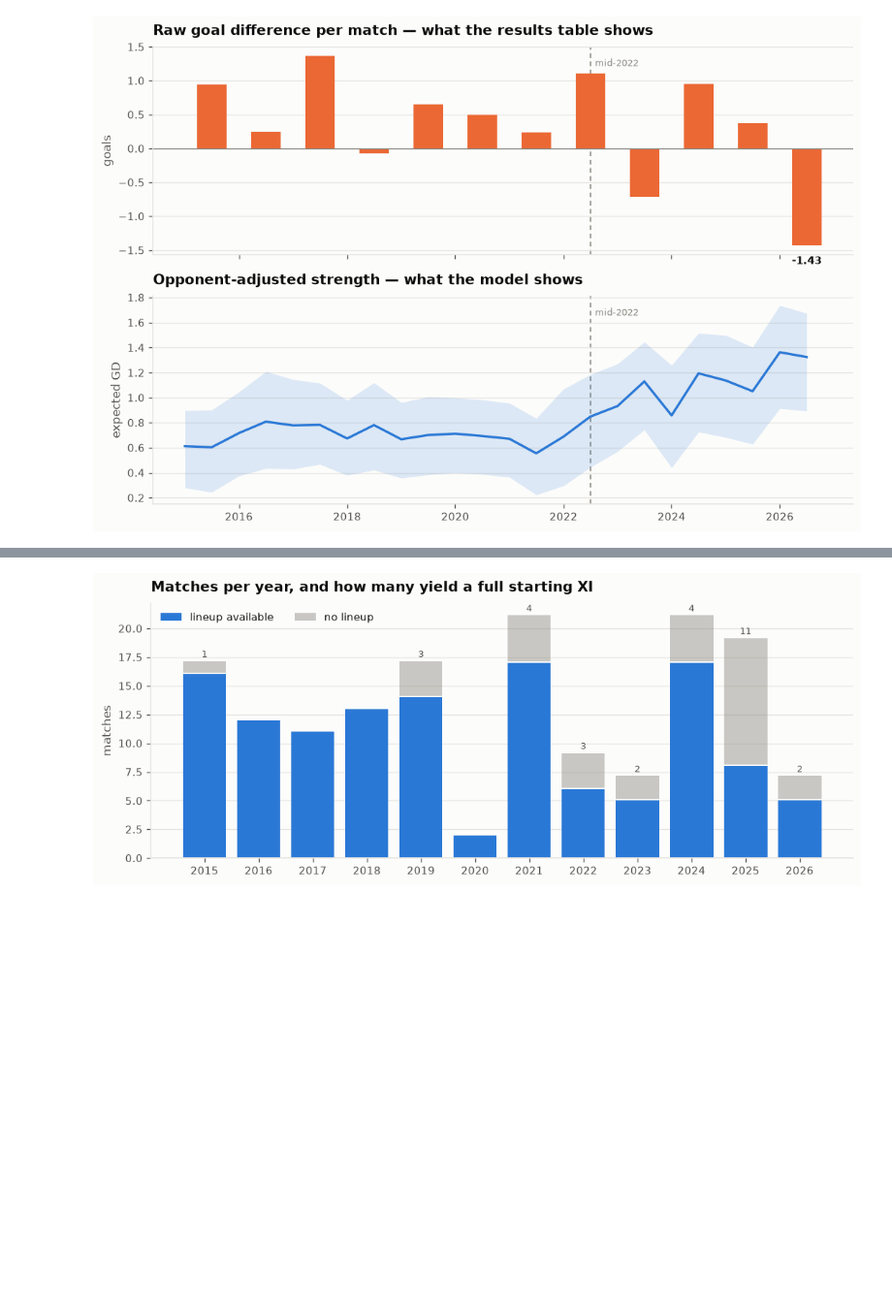
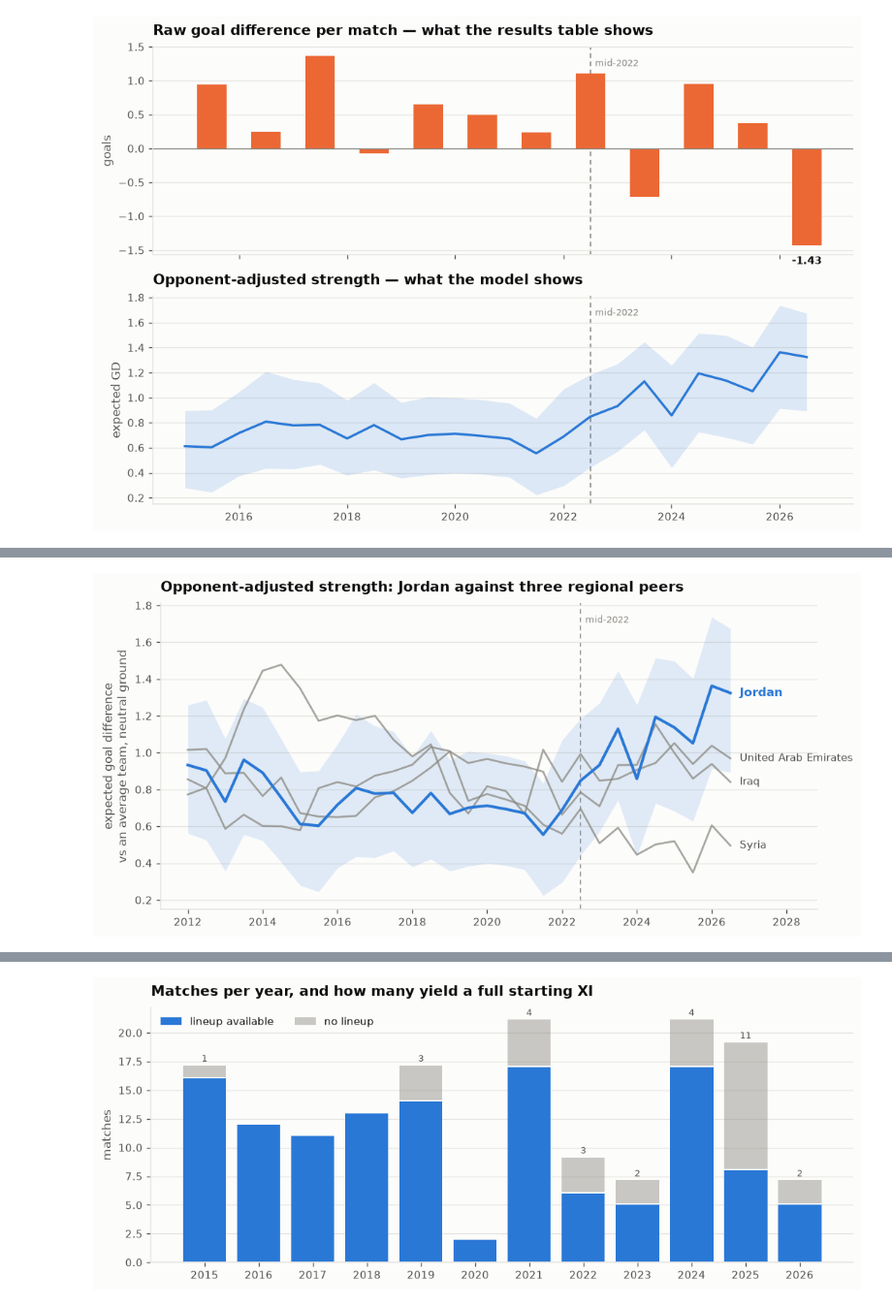
Before and after one commit to mqedan217/jordan-football-strength, a Jupyter notebook: notebooks/01_strength_model.ipynb, the cells around one changed output, grey strips where cells are left out. Shown at 97% size. Saved outputs shown, nothing was run; the diff lists cells and outputs as text; code cells hidden in the pictures; blank space fills up the shorter version.

```diff
--- a/notebooks/01_strength_model.ipynb
+++ b/notebooks/01_strength_model.ipynb
@@ -369,0 +391,29 @@ plt.show()
+# %%
+multi = pd.read_csv(OUT / "strength_ci_multi.csv", parse_dates=["date"])
+PEERS = ["Iraq", "Syria", "United Arab Emirates"]
+
+fig, ax = plt.subplots(figsize=(9, 4.2))
+
+j = multi[multi.team == "Jordan"]
+ax.fill_between(j.date, j.strength_lo, j.strength_hi, color=viz.BLUE,
+                alpha=0.13, linewidth=0)
+for name in PEERS:
+    d = multi[multi.team == name]
+    ax.plot(d.date, d.strength, color=viz.INK_MUTED, linewidth=1.6, alpha=0.75)
+    last = d.iloc[-1]
+    ax.annotate(name, xy=(last.date, last.strength), xytext=(8, 0),
+                textcoords="offset points", va="center", fontsize=9,
+                color=viz.INK_2)
+ax.plot(j.date, j.strength, color=viz.BLUE, linewidth=2.4, zorder=3)
+last = j.iloc[-1]
+ax.annotate("Jordan", xy=(last.date, last.strength), xytext=(8, 0),
+            textcoords="offset points", va="center", fontsize=10,
+            color=viz.BLUE, fontweight="semibold")
+
+viz.mark_split(ax); viz.despine(ax)
+ax.set_xlim(right=multi.date.max() + pd.Timedelta(days=850))
+ax.set_title("Opponent-adjusted strength: Jordan against three regional peers")
+ax.set_ylabel("expected goal difference\nvs an average team, neutral ground")
+plt.show()
+# %% [output]
+[figure, added]
```
Also changed, not shown: parts of 9 cells of this notebook.
